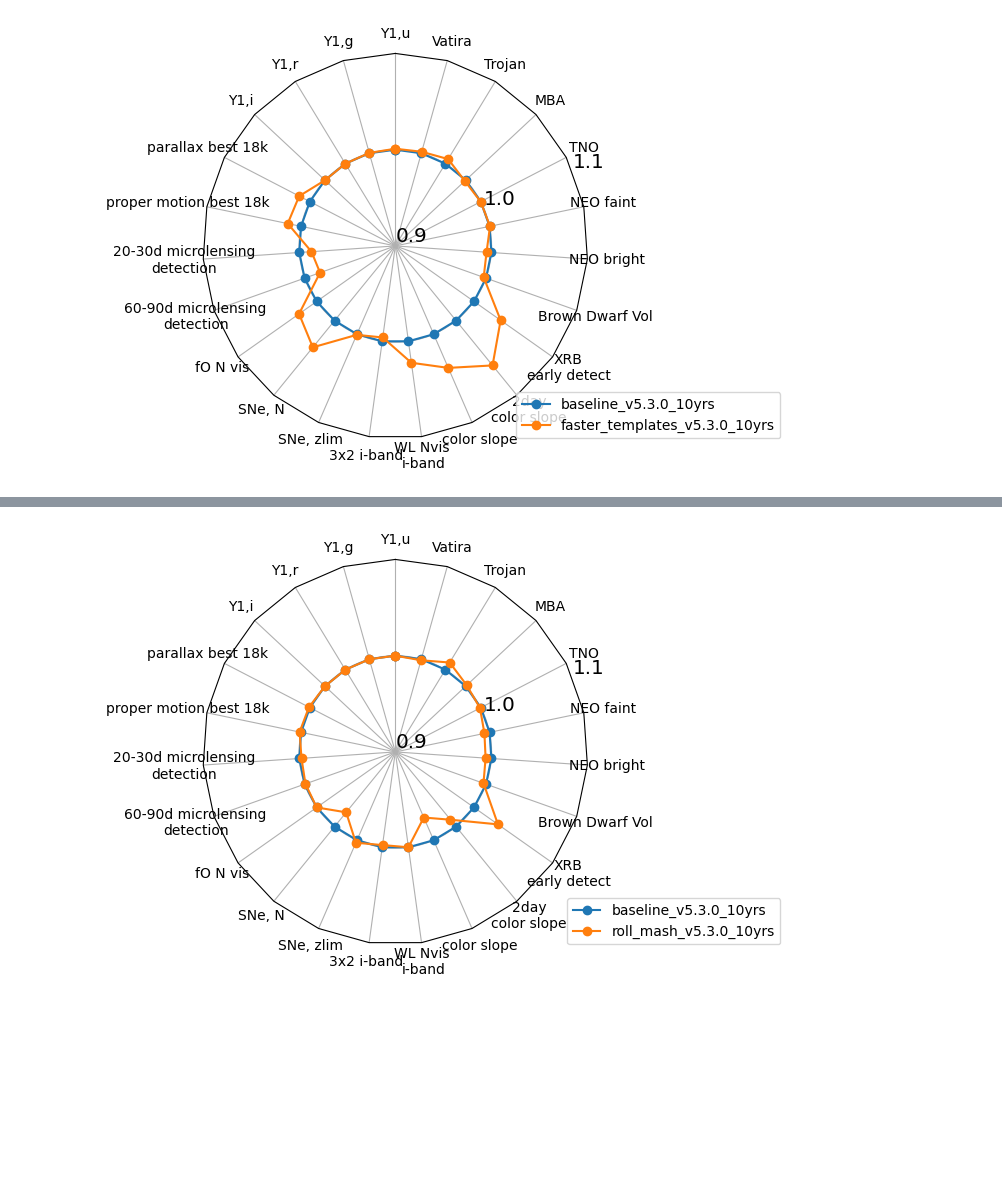
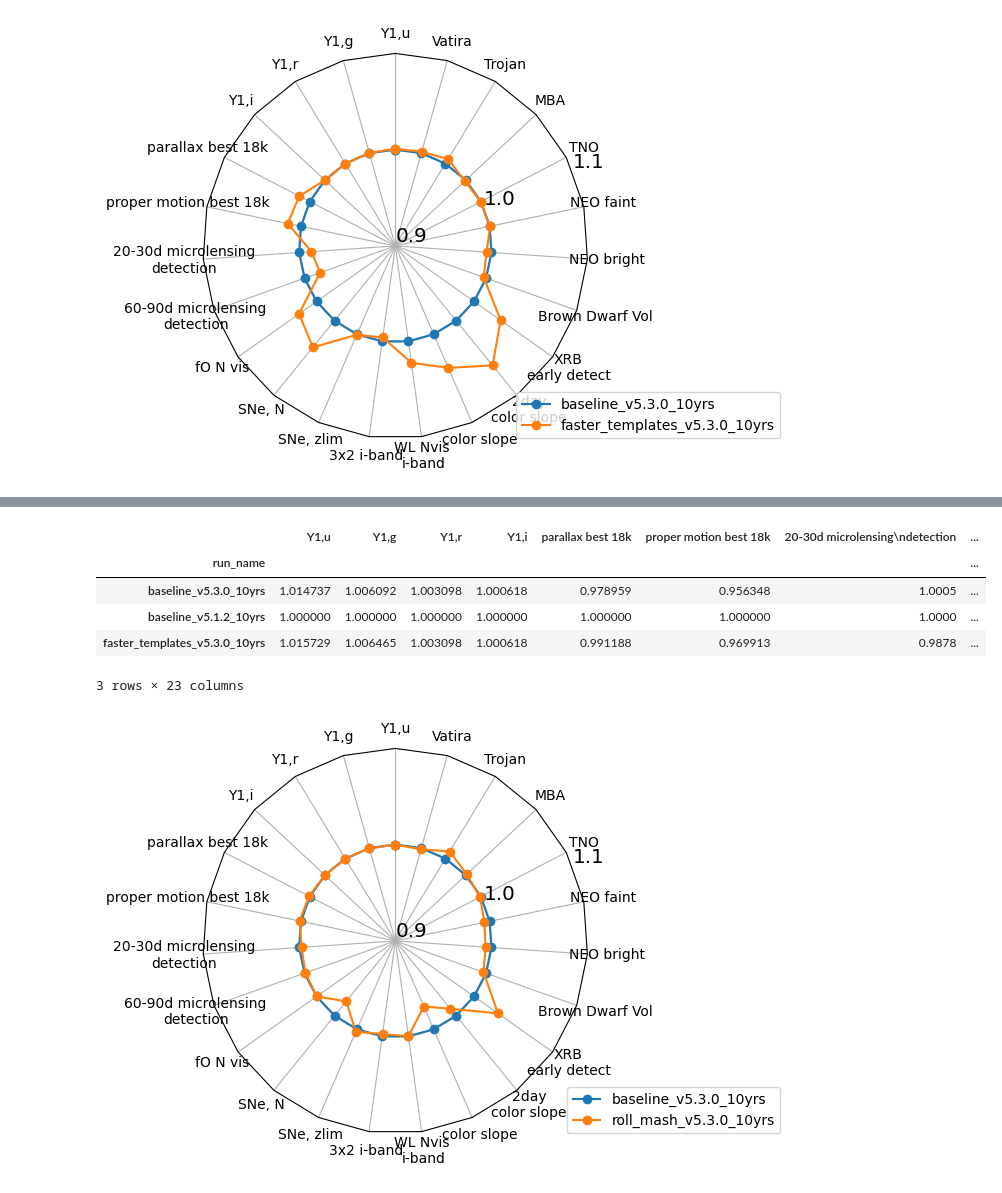
Before and after one commit to lsst-sims/sims_featureScheduler_runs5.3, a Jupyter notebook: maf/quick_look.ipynb, the cells around one changed output, grey strips where cells are left out. Cells and saved outputs as stored; diff of their text form; code cells hidden in the pictures; blank space fills up the shorter version.

```diff
--- a/maf/quick_look.ipynb
+++ b/maf/quick_look.ipynb
@@ -253,3 +261,12 @@ fig, ax = radar(ndata, legend=True, rgrids=[0.9, 1.0, 1.1], bbox_to_anchor=(1.5,
+# %%
+ndata
+# %% [output]
+|  | Y1,u | Y1,g | Y1,r | Y1,i | parallax best 18k | proper motion best 18k | 20-30d microlensing\ndetection | ... |
+| run_name |  |  |  |  |  |  |  | ... |
+| baseline_v5.3.0_10yrs | 1.014737 | 1.006092 | 1.003098 | 1.000618 | 0.978959 | 0.956348 | 1.0005 | ... |
+| baseline_v5.1.2_10yrs | 1.000000 | 1.000000 | 1.000000 | 1.000000 | 1.000000 | 1.000000 | 1.0000 | ... |
+| faster_templates_v5.3.0_10yrs | 1.015729 | 1.006465 | 1.003098 | 1.000618 | 0.991188 | 0.969913 | 0.9878 | ... |
+3 rows × 23 columns
 # %%
 runs = ['baseline_v5.3.0_10yrs'] + [run for run in data_loaded.index if 'mash' in run]
 
```
Also changed, not shown: parts of 1 cell of this notebook.
